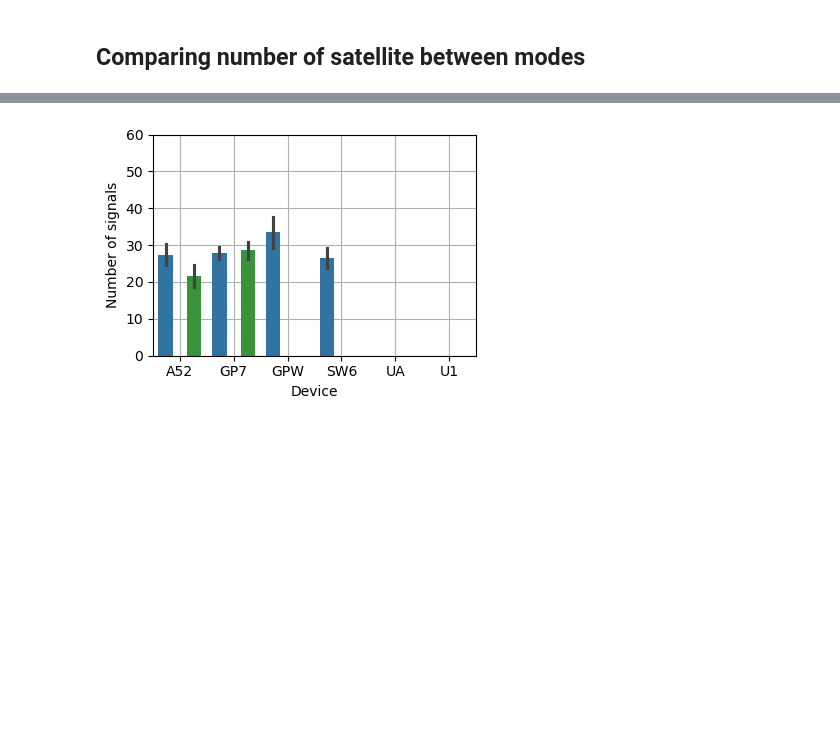
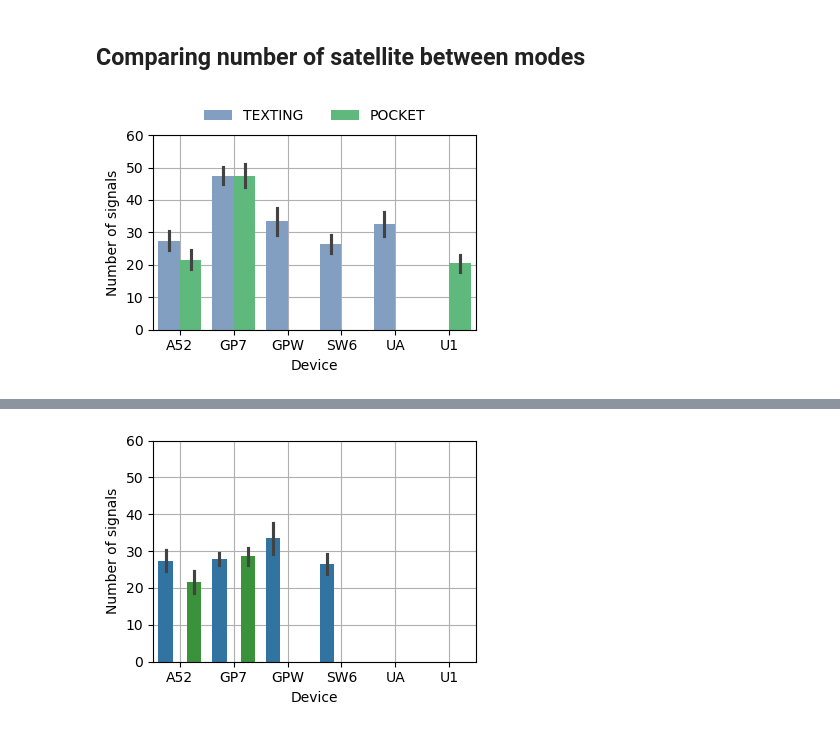
Before and after one commit to agrenier-gnss/MimirAnalyzer, a Jupyter notebook: 2024_Dataset_GEOLOC/measurement_analysis.ipynb, the cells around one changed output, grey strips where cells are left out. Cells and saved outputs as stored; diff of their text form; code cells hidden in the pictures; blank space fills up the shorter version.

```diff
--- a/2024_Dataset_GEOLOC/measurement_analysis.ipynb
+++ b/2024_Dataset_GEOLOC/measurement_analysis.ipynb
@@ -408,7 +431,14 @@ Text(0.5, 1.0, 'Urban canyoning (pocket)')
 # %% [markdown]
 ## Comparing number of satellite between modes
 # %%
-log_dict = misc.selectMode([log_android, log_mat], mode=['SWINGING', 'TEXTING', 'POCKET'])
+log_dict = misc.selectMode([log_android, log_mat], mode=['TEXTING', 'POCKET'])
+# %%
+misc.plotBarSignalsPerMode(log_dict, device_android, device_uliss, mode=['TEXTING', 'POCKET'])
+
+plt.tight_layout()
+plt.savefig(f'./Figures/signals_bar_mode_all_{survey}.png', dpi=300)
+# %% [output]
+[figure, added]
 # %%
 # Filter observations to keep only GPS, GALILEO, GLONASS valid (code lock and TOW/TOD known)
 log_dict_filtered = {}
```
Also changed, not shown: parts of 15 cells of this notebook, 12 other files.
